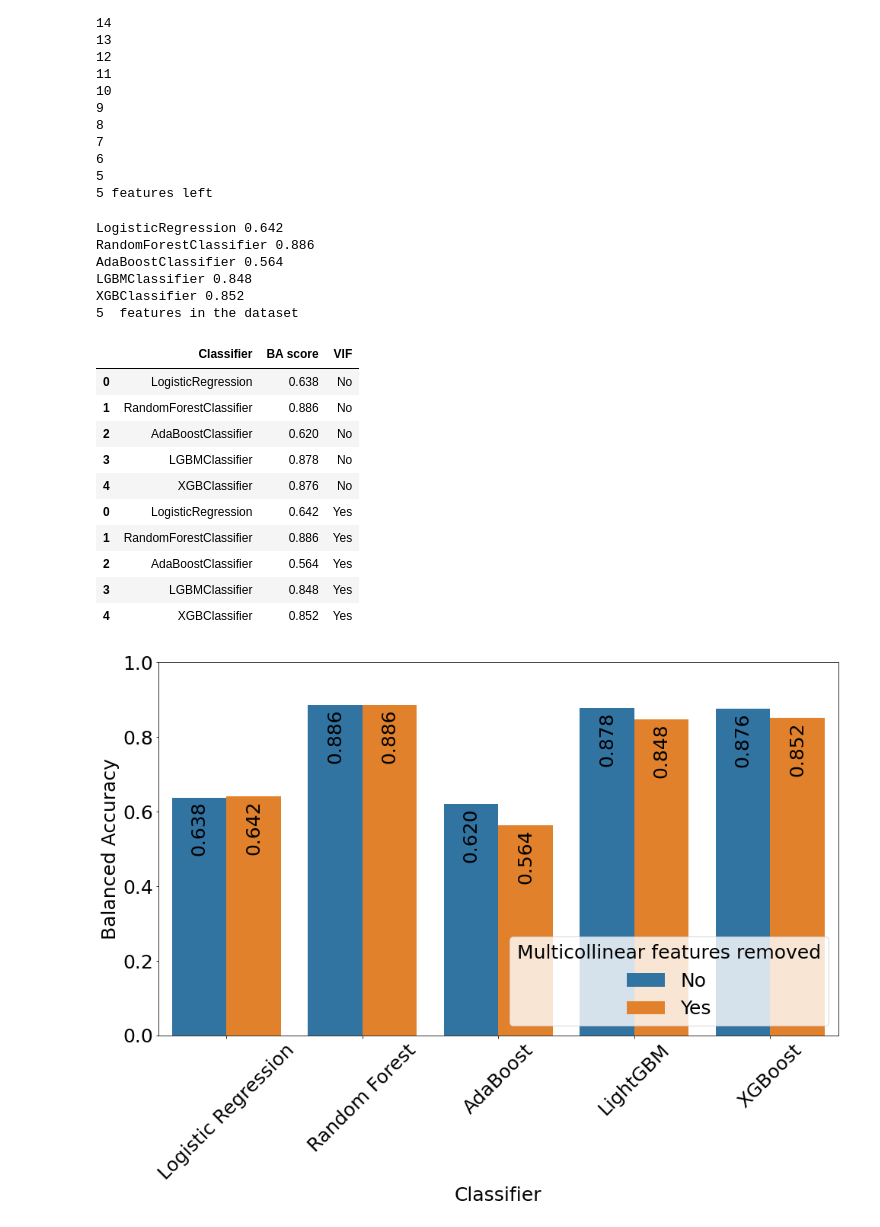
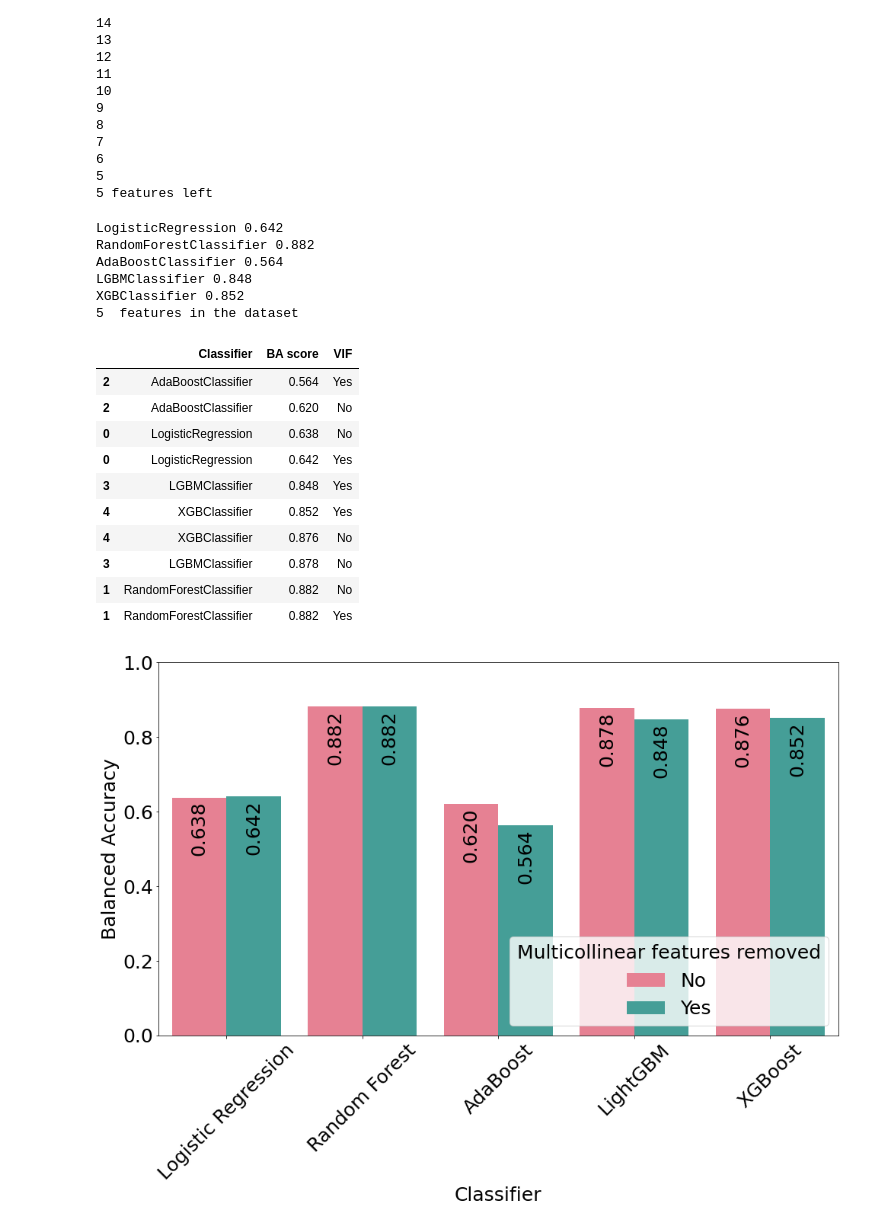
Before and after one commit to pawel99k/AML2022, a Jupyter notebook: Project2/Python_scripts/Boruta-artificial.ipynb, the cells around one changed output. Saved outputs shown, nothing was run; the diff lists cells and outputs as text; code cells hidden in the pictures.

Commit message:
Boruta, MCfs tested and finished

```diff
--- a/Project2/Python_scripts/Boruta-artificial.ipynb
+++ b/Project2/Python_scripts/Boruta-artificial.ipynb
@@ -159,8 +163,8 @@ We could use some other method to select only the 5 best ones. Nie wiem czy jest
 ### Having run Boruta x times we will select only those variables which have been selected at least 95% of the time
 remember to specify x_times!
 # %%
-x_times=5
 boruta_all_results=pd.read_csv('../data/boruta/artificial-features.csv',header=None,sep="\n")
+x_times=boruta_all_results.shape[0]
 boruta_all_results=boruta_all_results.iloc[:,0].str.split(',', expand=True)
 # %%
 boruta_all_array=np.array(list(filter(None, np.array(boruta_all_results).flatten()))).astype(np.int64)
@@ -245,41 +249,41 @@ res_boruta_yes_vif=eval_models.get_models_ba(X_art_train_scaled_boruta_multiple_
 res_boruta_yes_vif['VIF']="Yes"
 # %% [output]
 LogisticRegression 0.642
-RandomForestClassifier 0.886
+RandomForestClassifier 0.882
 AdaBoostClassifier 0.564
 LGBMClassifier 0.848
 XGBClassifier 0.852
 5  features in the dataset
 # %%
 res_boruta_all=pd.concat([res_boruta_no_vif,res_boruta_yes_vif])
-res_boruta_all
+res_boruta_all.sort_values(by='BA score')
 # %% [output]
 |  | Classifier | BA score | VIF |
+| 2 | AdaBoostClassifier | 0.564 | Yes |
+| 2 | AdaBoostClassifier | 0.620 | No |
 | 0 | LogisticRegression | 0.638 | No |
-| 1 | RandomForestClassifier | 0.886 | No |
-| 2 | AdaBoostClassifier | 0.620 | No |
-| 3 | LGBMClassifier | 0.878 | No |
-| 4 | XGBClassifier | 0.876 | No |
 | 0 | LogisticRegression | 0.642 | Yes |
-| 1 | RandomForestClassifier | 0.886 | Yes |
-| 2 | AdaBoostClassifier | 0.564 | Yes |
 | 3 | LGBMClassifier | 0.848 | Yes |
 | 4 | XGBClassifier | 0.852 | Yes |
+| 4 | XGBClassifier | 0.876 | No |
+| 3 | LGBMClassifier | 0.878 | No |
+| 1 | RandomForestClassifier | 0.882 | No |
+| 1 | RandomForestClassifier | 0.882 | Yes |
 # %%
 res_boruta_all.replace(to_replace=['LogisticRegression','RandomForestClassifier','AdaBoostClassifier','LGBMClassifier','XGBClassifier'],value=['Logistic Regression','Random Forest','AdaBoost','LightGBM','XGBoost'],inplace=True)
 # %%
-bars = sns.barplot(x='Classifier', y='BA score', hue='VIF', data=res_boruta_all)
+bars = sns.barplot(x='Classifier', y='BA score', hue='VIF', data=res_boruta_all,palette=sns.color_palette("husl", 2))
 for bar in bars.patches:
     bars.annotate(format(bar.get_height(), '.3f'),
                    (bar.get_x() + bar.get_width() / 2,
                     bar.get_height()-0.1), ha='center', va='center', xytext=(0, 8), rotation=90,
                    textcoords='offset points')
 plt.ylim(0, 1)
 plt.legend(loc=4, title='Multicollinear features removed')
 plt.xlabel('Classifier')
 plt.ylabel('Balanced Accuracy')
 #plt.title('Artificial\nClassifiers performance after Boruta feature selection')
 plt.xticks(rotation=45)
 plt.show()
 # %% [output]
-[figure, old version]
+[figure, new version]
```
Also changed, not shown: parts of 11 cells of this notebook, 7 other files.
